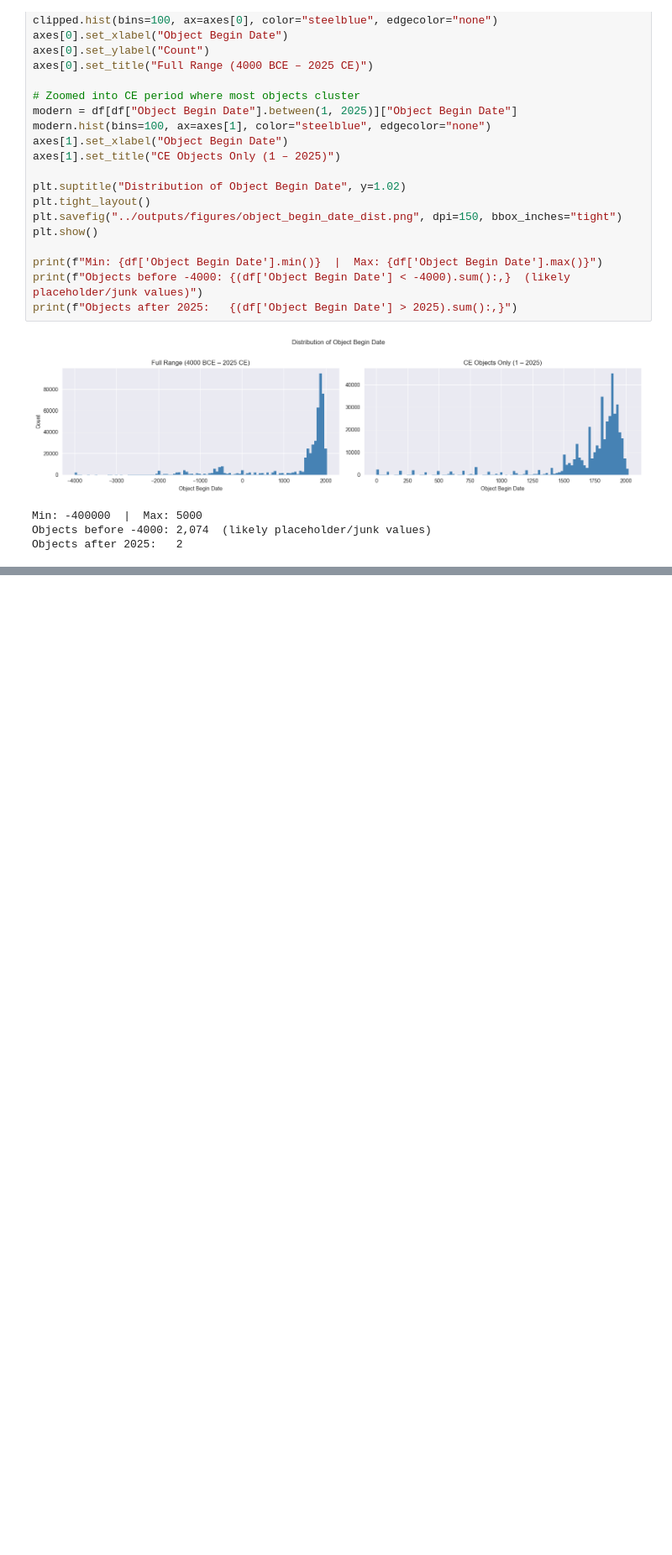
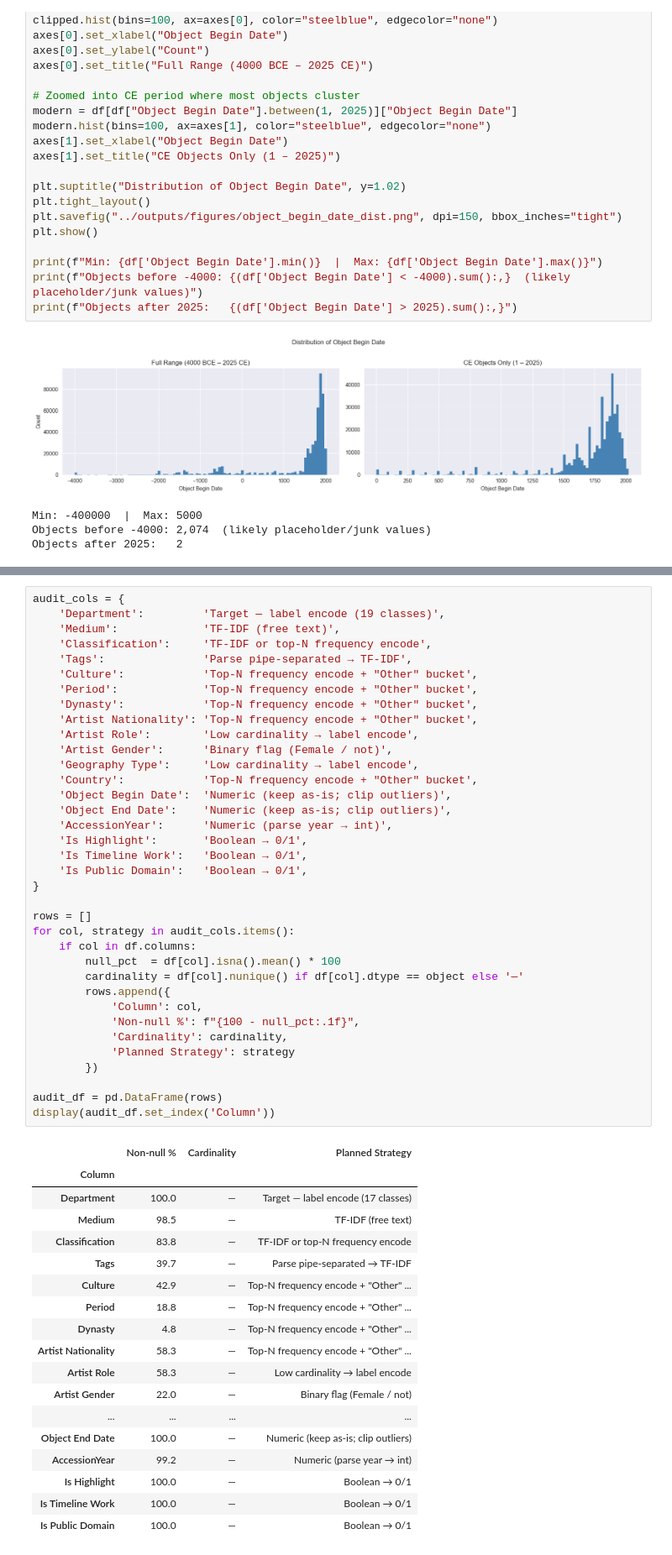
Before and after one commit to ishangupta4/cultural-pattern-discovery-ml, a Jupyter notebook: notebooks/met_eda.ipynb, the cells around one changed output, grey strips where cells are left out. Shown at 84% size. Cells and saved outputs as stored; diff of their text form; blank space fills up the shorter version.

```diff
--- a/notebooks/met_eda.ipynb
+++ b/notebooks/met_eda.ipynb
@@ -277,0 +383,55 @@ Objects after 2025:   2
+# %%
+audit_cols = {
+    'Department':         'Target — label encode (19 classes)',
+    'Medium':             'TF-IDF (free text)',
+    'Classification':     'TF-IDF or top-N frequency encode',
+    'Tags':               'Parse pipe-separated → TF-IDF',
+    'Culture':            'Top-N frequency encode + "Other" bucket',
+    'Period':             'Top-N frequency encode + "Other" bucket',
+    'Dynasty':            'Top-N frequency encode + "Other" bucket',
+    'Artist Nationality': 'Top-N frequency encode + "Other" bucket',
+    'Artist Role':        'Low cardinality → label encode',
+    'Artist Gender':      'Binary flag (Female / not)',
+    'Geography Type':     'Low cardinality → label encode',
+    'Country':            'Top-N frequency encode + "Other" bucket',
+    'Object Begin Date':  'Numeric (keep as-is; clip outliers)',
+    'Object End Date':    'Numeric (keep as-is; clip outliers)',
+    'AccessionYear':      'Numeric (parse year → int)',
+    'Is Highlight':       'Boolean → 0/1',
+    'Is Timeline Work':   'Boolean → 0/1',
+    'Is Public Domain':   'Boolean → 0/1',
+}
+
+rows = []
+for col, strategy in audit_cols.items():
+    if col in df.columns:
+        null_pct  = df[col].isna().mean() * 100
+        cardinality = df[col].nunique() if df[col].dtype == object else '—'
+        rows.append({
+            'Column': col,
+            'Non-null %': f"{100 - null_pct:.1f}",
+            'Cardinality': cardinality,
+            'Planned Strategy': strategy
+        })
+
+audit_df = pd.DataFrame(rows)
+display(audit_df.set_index('Column'))
+# %% [output]
+|  | Non-null % | Cardinality | Planned Strategy |
+| Column |  |  |  |
+| Department | 100.0 | — | Target — label encode (17 classes) |
+| Medium | 98.5 | — | TF-IDF (free text) |
+| Classification | 83.8 | — | TF-IDF or top-N frequency encode |
+| Tags | 39.7 | — | Parse pipe-separated → TF-IDF |
+| Culture | 42.9 | — | Top-N frequency encode + "Other" ... |
+| Period | 18.8 | — | Top-N frequency encode + "Other" ... |
+| Dynasty | 4.8 | — | Top-N frequency encode + "Other" ... |
+| Artist Nationality | 58.3 | — | Top-N frequency encode + "Other" ... |
+| Artist Role | 58.3 | — | Low cardinality → label encode |
+| Artist Gender | 22.0 | — | Binary flag (Female / not) |
+| ... | ... | ... | ... |
+| Object End Date | 100.0 | — | Numeric (keep as-is; clip outliers) |
+| AccessionYear | 99.2 | — | Numeric (parse year → int) |
+| Is Highlight | 100.0 | — | Boolean → 0/1 |
+| Is Timeline Work | 100.0 | — | Boolean → 0/1 |
+| Is Public Domain | 100.0 | — | Boolean → 0/1 |
```
Also changed, not shown: parts of 14 cells of this notebook.
